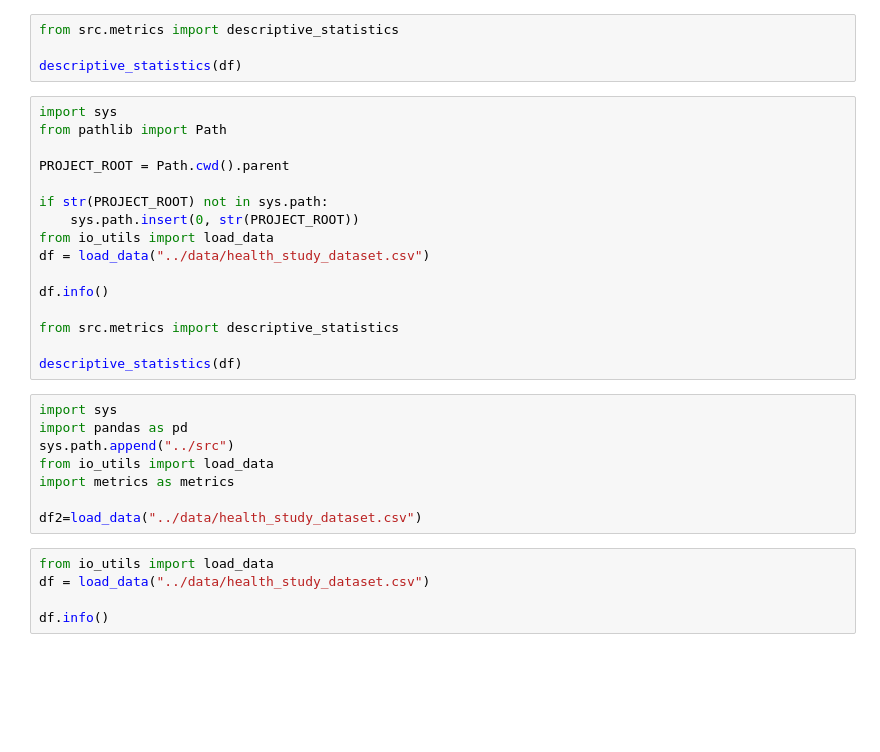
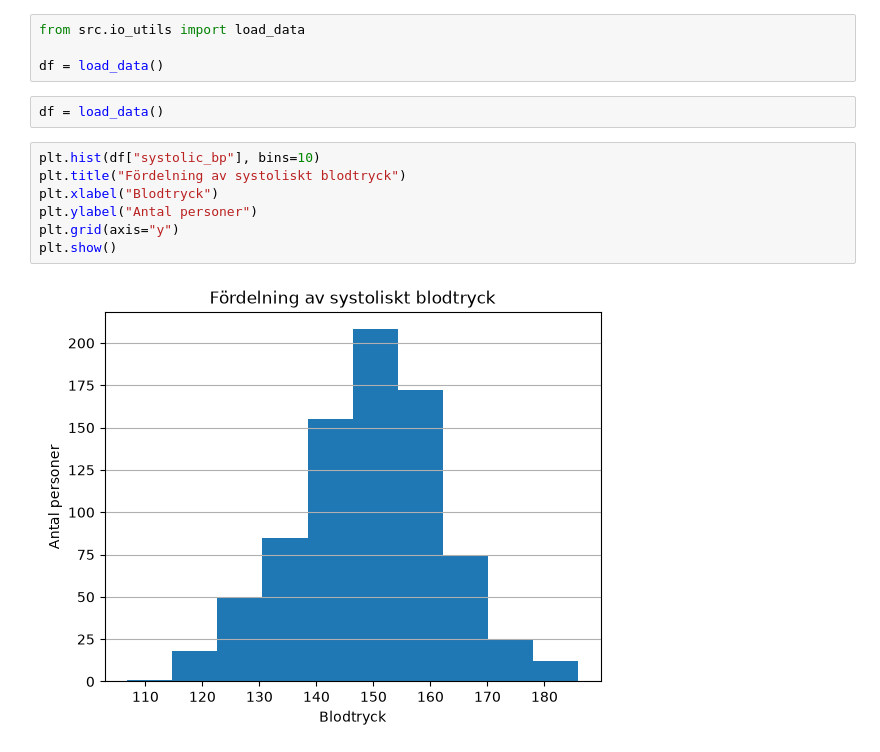
Before and after one commit to loviswikstrom/Health_Study_Analyze, a Jupyter notebook: notebooks/wtf.ipynb, the cells around one changed output. Saved outputs shown, nothing was run; the diff lists cells and outputs as text; blank space fills up the shorter version.

```diff
--- a/notebooks/wtf.ipynb
+++ b/notebooks/wtf.ipynb
@@ -21,33 +13,15 @@ if str(PROJECT_ROOT) not in sys.path:
 # %%
-from src.metrics import descriptive_statistics
+from src.io_utils import load_data
 
-descriptive_statistics(df)
+df = load_data()
-# %%
-import sys
-from pathlib import Path
-
-PROJECT_ROOT = Path.cwd().parent
-
-if str(PROJECT_ROOT) not in sys.path:
-    sys.path.insert(0, str(PROJECT_ROOT))
-from io_utils import load_data
-df = load_data("../data/health_study_dataset.csv")
-
-df.info()
-
-from src.metrics import descriptive_statistics
-
-descriptive_statistics(df)
-# %%
-import sys
-import pandas as pd
-sys.path.append("../src")
-from io_utils import load_data
-import metrics as metrics
-
-df2=load_data("../data/health_study_dataset.csv")
-# %%
-from io_utils import load_data
-df = load_data("../data/health_study_dataset.csv")
-
-df.info()
+# %%
+df = load_data()
+# %%
+plt.hist(df["systolic_bp"], bins=10)
+plt.title("Fördelning av systoliskt blodtryck")
+plt.xlabel("Blodtryck")
+plt.ylabel("Antal personer")
+plt.grid(axis="y")
+plt.show()
+# %% [output]
+[figure, added]
```
Also changed, not shown: parts of 6 cells of this notebook, 3 other files.
